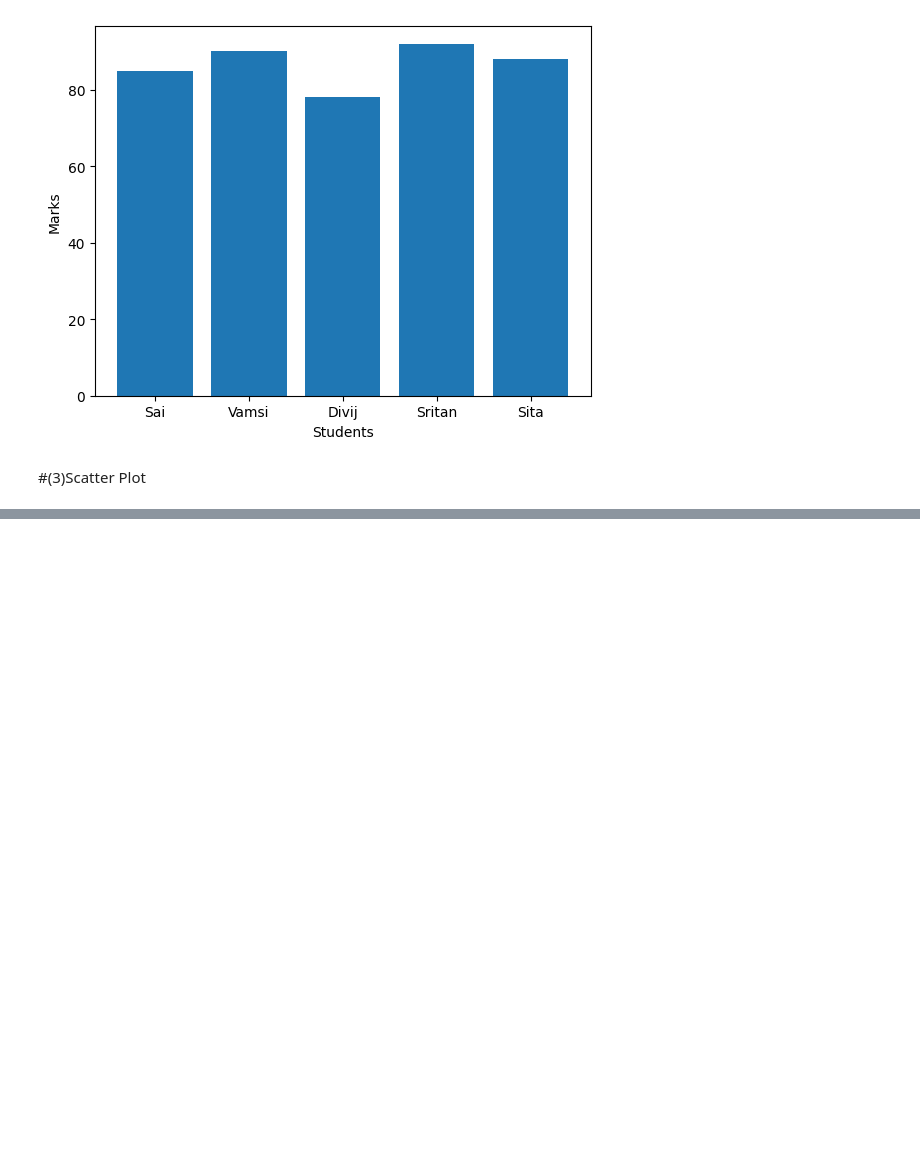
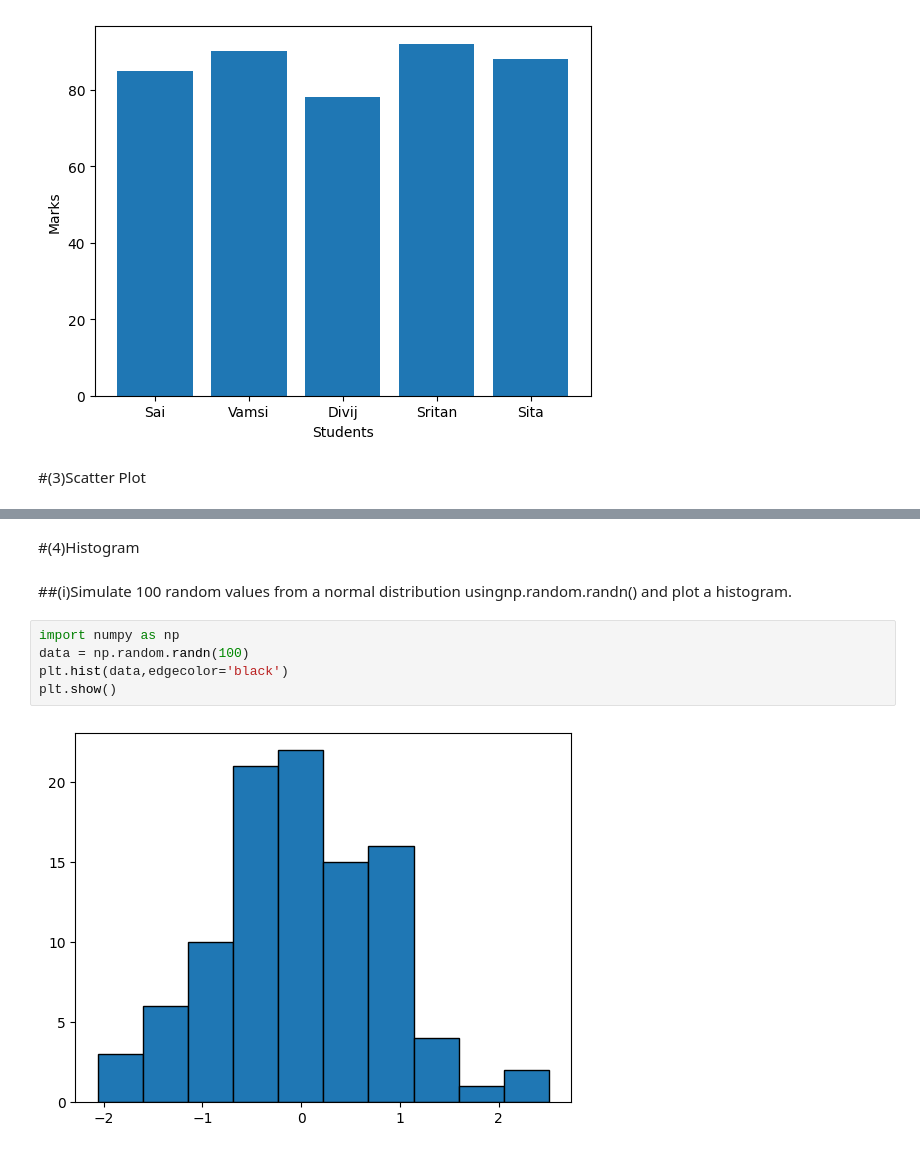
Before and after one commit to Jagadeeshkavuri1/ML_assignments, a Jupyter notebook: assignment-3.ipynb, the cells around one changed output, grey strips where cells are left out. Drawn from its saved outputs; the diff is of its cells as text; blank space fills up the shorter version.

```diff
--- a/assignment-3.ipynb
+++ b/assignment-3.ipynb
@@ -62,0 +85,11 @@ plt.show()
+# %% [markdown]
+#(4)Histogram
+# %% [markdown]
+##(i)Simulate 100 random values from a normal distribution usingnp.random.randn() and plot a histogram.
+# %%
+import numpy as np
+data = np.random.randn(100)
+plt.hist(data,edgecolor='black')
+plt.show()
+# %% [output]
+[figure, added]
```
Also changed, not shown: parts of 34 cells of this notebook.
